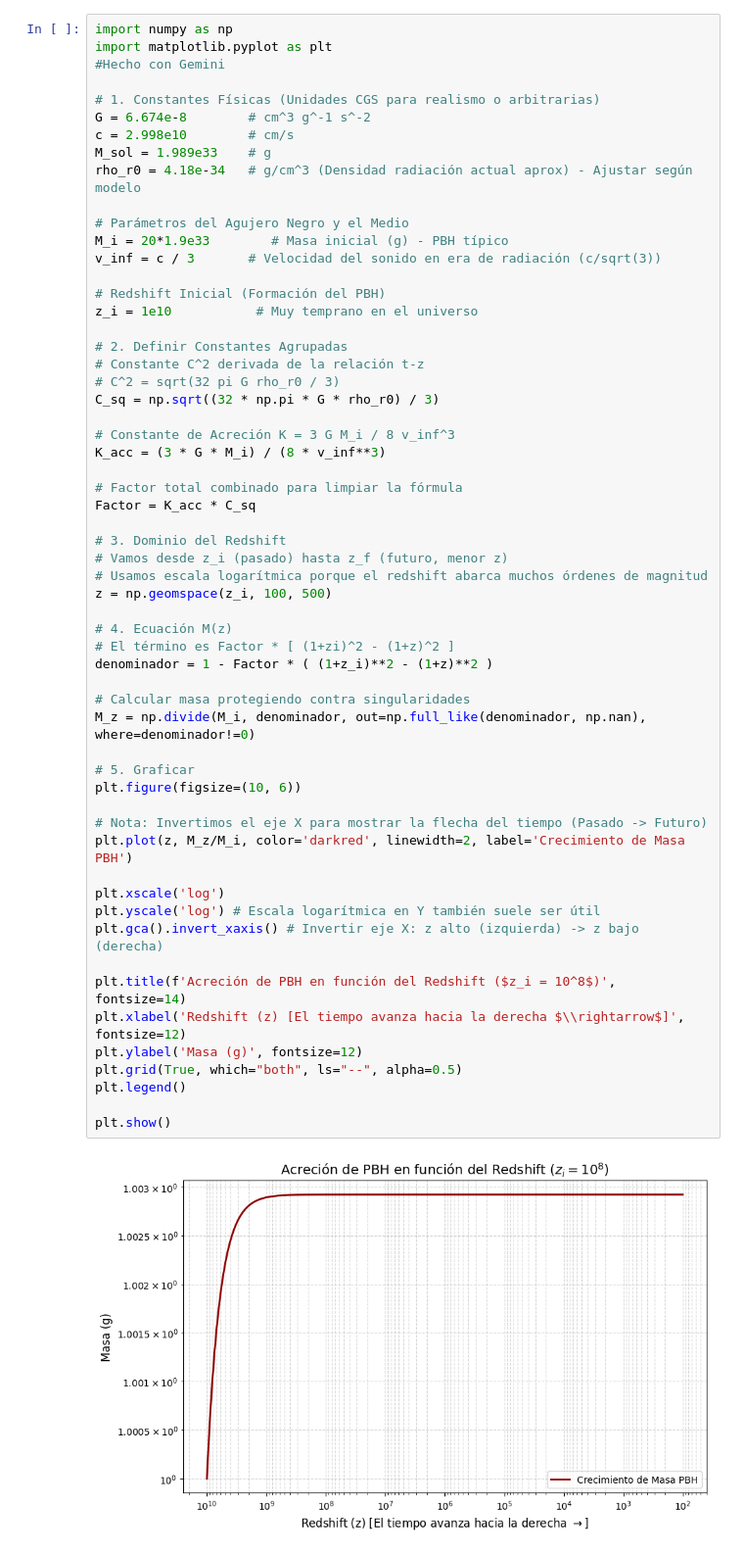
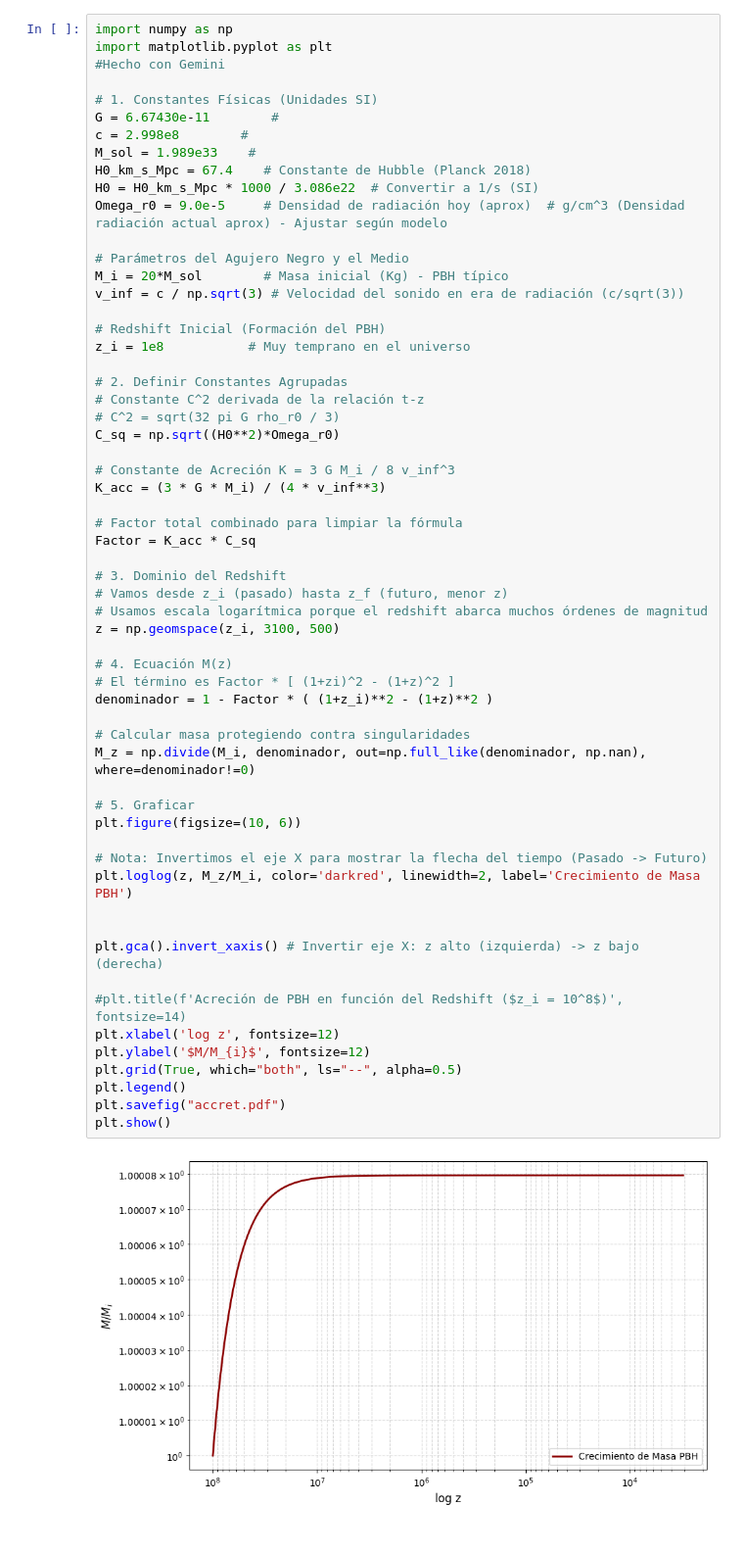
Before and after one commit to Baitzadust/PBH-Codes, a Jupyter notebook: accretion.ipynb, the cells around one changed output. Shown at 98% size. Saved outputs shown, nothing was run; the diff lists cells and outputs as text.

```diff
--- a/accretion.ipynb
+++ b/accretion.ipynb
@@ -77,58 +42,59 @@ import numpy as np
 import matplotlib.pyplot as plt
 #Hecho con Gemini
 
-# 1. Constantes Físicas (Unidades CGS para realismo o arbitrarias)
-G = 6.674e-8        # cm^3 g^-1 s^-2
-c = 2.998e10        # cm/s
-M_sol = 1.989e33    # g
-rho_r0 = 4.18e-34   # g/cm^3 (Densidad radiación actual aprox) - Ajustar según modelo
+# 1. Constantes Físicas (Unidades SI)
+G = 6.67430e-11        #
+c = 2.998e8        #
+M_sol = 1.989e33    #
+H0_km_s_Mpc = 67.4    # Constante de Hubble (Planck 2018)
+H0 = H0_km_s_Mpc * 1000 / 3.086e22  # Convertir a 1/s (SI)
+Omega_r0 = 9.0e-5     # Densidad de radiación hoy (aprox)  # g/cm^3 (Densidad radiación actual aprox) - Ajustar según modelo
 
 # Parámetros del Agujero Negro y el Medio
-M_i = 20*1.9e33        # Masa inicial (g) - PBH típico
-v_inf = c / 3       # Velocidad del sonido en era de radiación (c/sqrt(3))
+M_i = 20*M_sol        # Masa inicial (Kg) - PBH típico
+v_inf = c / np.sqrt(3) # Velocidad del sonido en era de radiación (c/sqrt(3))
 
 # Redshift Inicial (Formación del PBH)
-z_i = 1e10           # Muy temprano en el universo
+z_i = 1e8           # Muy temprano en el universo
 
 # 2. Definir Constantes Agrupadas
 # Constante C^2 derivada de la relación t-z
 # C^2 = sqrt(32 pi G rho_r0 / 3)
-C_sq = np.sqrt((32 * np.pi * G * rho_r0) / 3)
+C_sq = np.sqrt((H0**2)*Omega_r0)
 
 # Constante de Acreción K = 3 G M_i / 8 v_inf^3
-K_acc = (3 * G * M_i) / (8 * v_inf**3)
+K_acc = (3 * G * M_i) / (4 * v_inf**3)
 
 # Factor total combinado para limpiar la fórmula
 Factor = K_acc * C_sq
 
 # 3. Dominio del Redshift
 # Vamos desde z_i (pasado) hasta z_f (futuro, menor z)
 # Usamos escala logarítmica porque el redshift abarca muchos órdenes de magnitud
-z = np.geomspace(z_i, 100, 500)
+z = np.geomspace(z_i, 3100, 500)
 
 # 4. Ecuación M(z)
 # El término es Factor * [ (1+zi)^2 - (1+z)^2 ]
 denominador = 1 - Factor * ( (1+z_i)**2 - (1+z)**2 )
 
 # Calcular masa protegiendo contra singularidades
 M_z = np.divide(M_i, denominador, out=np.full_like(denominador, np.nan), where=denominador!=0)
 
 # 5. Graficar
 plt.figure(figsize=(10, 6))
 
 # Nota: Invertimos el eje X para mostrar la flecha del tiempo (Pasado -> Futuro)
-plt.plot(z, M_z/M_i, color='darkred', linewidth=2, label='Crecimiento de Masa PBH')
+plt.loglog(z, M_z/M_i, color='darkred', linewidth=2, label='Crecimiento de Masa PBH')
 
-plt.xscale('log')
-plt.yscale('log') # Escala logarítmica en Y también suele ser útil
+
 plt.gca().invert_xaxis() # Invertir eje X: z alto (izquierda) -> z bajo (derecha)
 
-plt.title(f'Acreción de PBH en función del Redshift ($z_i = 10^8$)', fontsize=14)
-plt.xlabel('Redshift (z) [El tiempo avanza hacia la derecha $\\rightarrow$]', fontsize=12)
-plt.ylabel('Masa (g)', fontsize=12)
+#plt.title(f'Acreción de PBH en función del Redshift ($z_i = 10^8$)', fontsize=14)
+plt.xlabel('log z', fontsize=12)
+plt.ylabel('$M/M_{i}$', fontsize=12)
 plt.grid(True, which="both", ls="--", alpha=0.5)
 plt.legend()
-
+plt.savefig("accret.pdf")
 plt.show()
 # %% [output]
-[figure, old version]
+[figure, new version]
```
Also changed, not shown: parts of 8 cells of this notebook.
